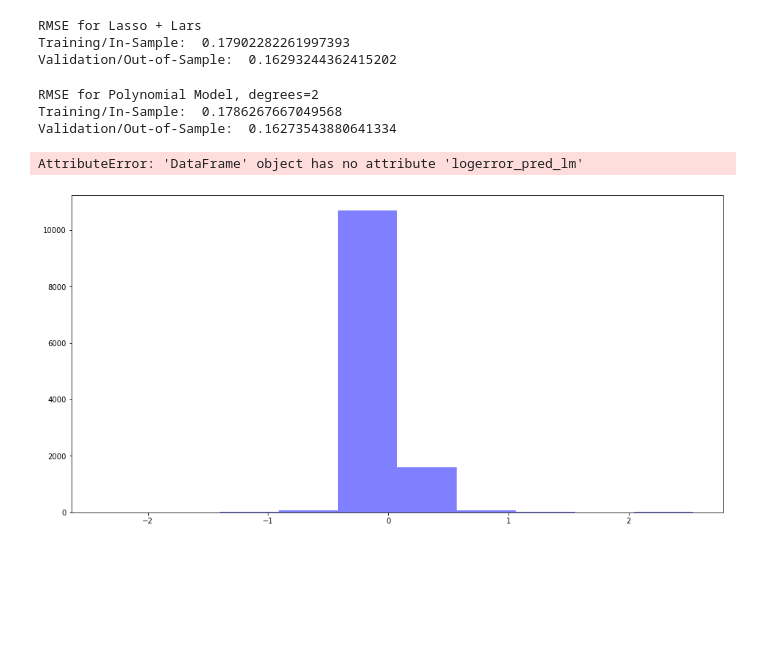
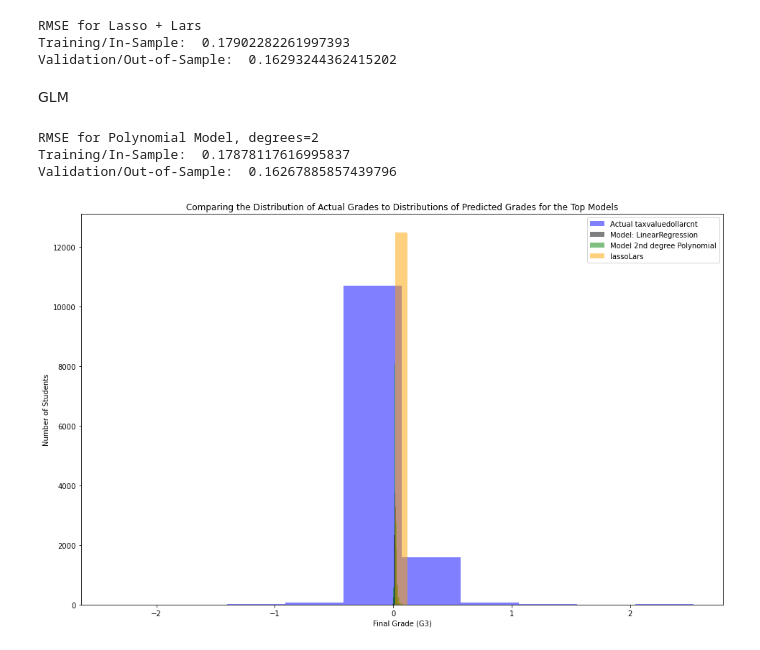
Before and after one commit to GladyBarrios/Zillow_clustering_Project, a Jupyter notebook: explore_and_model_zillow.ipynb, the cells around one changed output. Drawn from its saved outputs; the diff is of its cells as text; code cells hidden in the pictures; blank space fills up the shorter version.

```diff
--- a/explore_and_model_zillow.ipynb
+++ b/explore_and_model_zillow.ipynb
@@ -506,15 +542,15 @@ Index(['bathroomcnt', 'bedroomcnt', 'latitude', 'longitude', 'acres',
 # %% [markdown]
 ## MODELING
 # %%
-X_train = train_s[['bathroomcnt','bedroomcnt','latitude', 'longitude','lotsizesquarefeet', 'age']]
+X_train = train_s[['bathroomcnt','bedroomcnt','latitude', 'longitude']]
 y_train = pd.DataFrame(train[['logerror']])
 
 
-X_validate = valid_s[['bathroomcnt','bedroomcnt','latitude', 'longitude','lotsizesquarefeet', 'age']]
+X_validate = valid_s[['bathroomcnt','bedroomcnt','latitude', 'longitude']]
 y_validate = pd.DataFrame(validate[['logerror']])
 
 
-X_test = test_s[['bathroomcnt','bedroomcnt','latitude', 'longitude','lotsizesquarefeet', 'age']]
+X_test = test_s[['bathroomcnt','bedroomcnt','latitude', 'longitude']]
 y_test = pd.DataFrame(test[['logerror']])
 # %%
 from math import sqrt
@@ -619,3 +651,5 @@ GLM
+# %% [markdown]
+GLM
 # %%
 # # create the model object
 # glm = TweedieRegressor(power=1, alpha=0)
@@ -674,21 +708,20 @@ print("RMSE for Polynomial Model, degrees=2\nTraining/In-Sample: ", rmse_train,
       "\nValidation/Out-of-Sample: ", rmse_validate)
 # %% [output]
 RMSE for Polynomial Model, degrees=2
-Training/In-Sample:  0.1786267667049568
-Validation/Out-of-Sample:  0.16273543880641334
+Training/In-Sample:  0.17878117616995837
+Validation/Out-of-Sample:  0.16267885857439796
 # %%
 # plot to visualize actual vs predicted.
-plt.figure(figsize=(16,8))
+plt.figure(figsize=(16,10))
 plt.hist(y_validate.logerror, color='blue', alpha=.5, label="Actual taxvaluedollarcnt")
 plt.hist(y_validate.logerror_pred_lm, color='black', alpha=.5, label="Model: LinearRegression")
 #plt.hist(y_validate.tax_pred_glm, color='yellow', alpha=.5, label="Model: TweedieRegressor")
 plt.hist(y_validate.logerror_pred_lm2, color='green', alpha=.5, label="Model 2nd degree Polynomial")
 plt.hist(y_validate.logerror_pred_lars, color='orange', alpha=.5, label="lassoLars")
 plt.xlabel("Final Grade (G3)")
 plt.ylabel("Number of Students")
 plt.title("Comparing the Distribution of Actual Grades to Distributions of Predicted Grades for the Top Models")
 plt.legend()
 plt.show()
 # %% [output]
-AttributeError: 'DataFrame' object has no attribute 'logerror_pred_lm'
-[figure, old version]
+[figure, new version]
```
Also changed, not shown: parts of 13 cells of this notebook, 2 other files.
